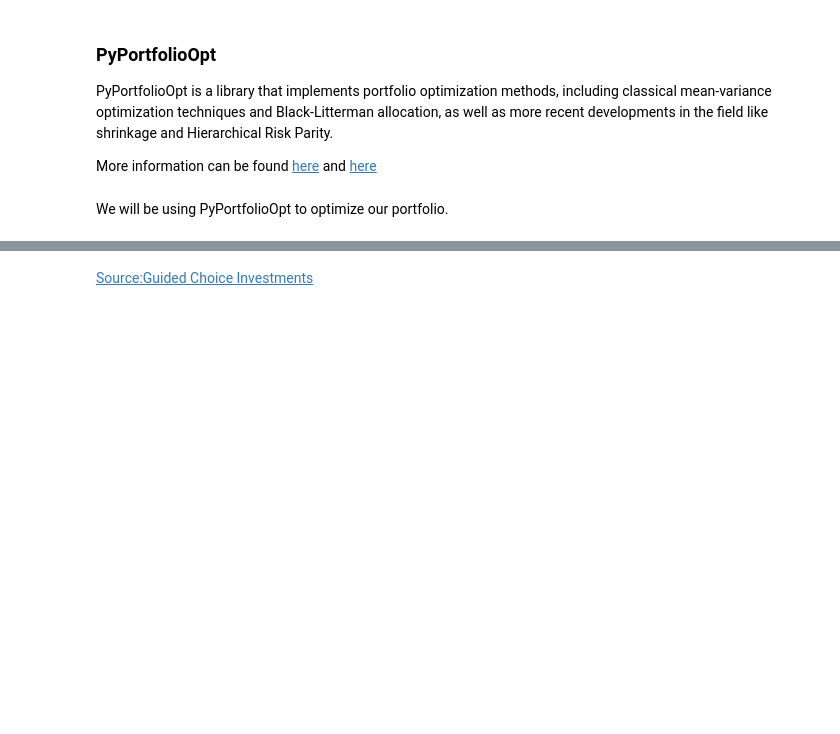
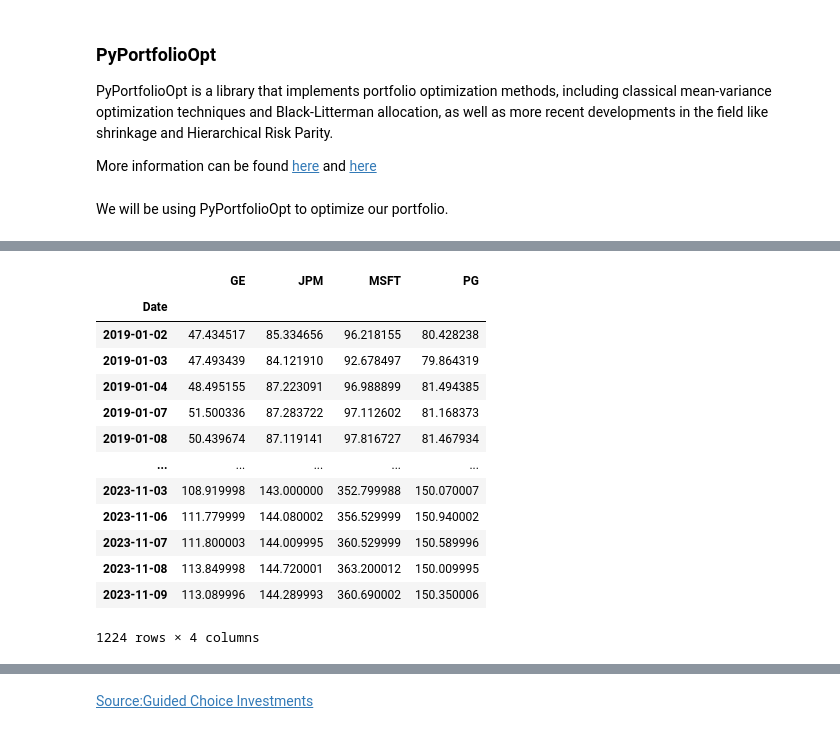
Before and after one commit to rahulakrish/portfolio_builder, a Jupyter notebook: code/new.ipynb, the cells around one changed output, grey strips where cells are left out. Drawn from its saved outputs; the diff is of its cells as text; code cells hidden in the pictures; blank space fills up the shorter version.

```diff
--- a/code/new.ipynb
+++ b/code/new.ipynb
@@ -572,4 +589,21 @@ PG      0.138197
 dtype: float64
+# %%
+portfolio_df
+# %% [output]
+|  | GE | JPM | MSFT | PG |
+| Date |  |  |  |  |
+| 2019-01-02 | 47.434517 | 85.334656 | 96.218155 | 80.428238 |
+| 2019-01-03 | 47.493439 | 84.121910 | 92.678497 | 79.864319 |
+| 2019-01-04 | 48.495155 | 87.223091 | 96.988899 | 81.494385 |
+| 2019-01-07 | 51.500336 | 87.283722 | 97.112602 | 81.168373 |
+| 2019-01-08 | 50.439674 | 87.119141 | 97.816727 | 81.467934 |
+| ... | ... | ... | ... | ... |
+| 2023-11-03 | 108.919998 | 143.000000 | 352.799988 | 150.070007 |
+| 2023-11-06 | 111.779999 | 144.080002 | 356.529999 | 150.940002 |
+| 2023-11-07 | 111.800003 | 144.009995 | 360.529999 | 150.589996 |
+| 2023-11-08 | 113.849998 | 144.720001 | 363.200012 | 150.009995 |
+| 2023-11-09 | 113.089996 | 144.289993 | 360.690002 | 150.350006 |
+1224 rows × 4 columns
 # %%
 #sample_cov
 #better option is to use the shrinkage estimator i.e Ledoit Wolf.
```
Also changed, not shown: parts of 42 cells of this notebook.
